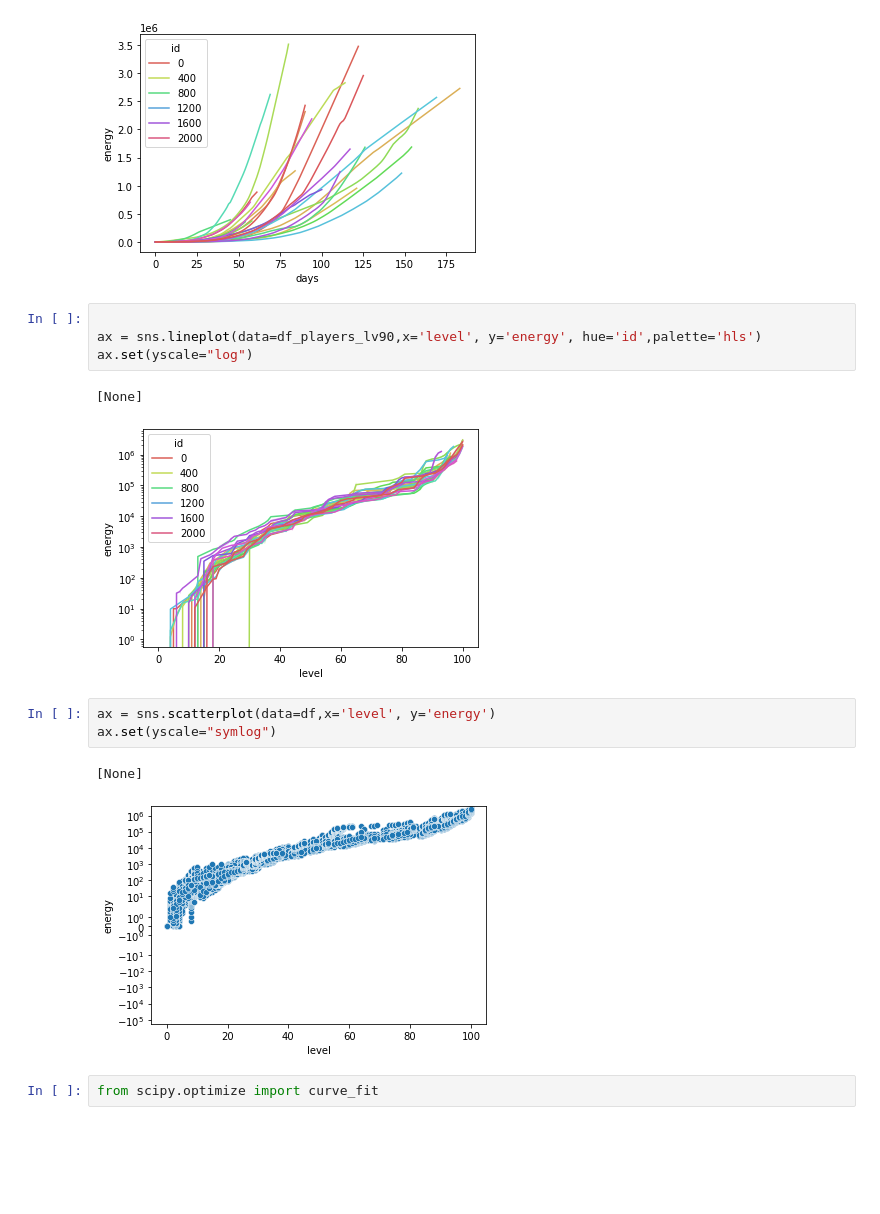
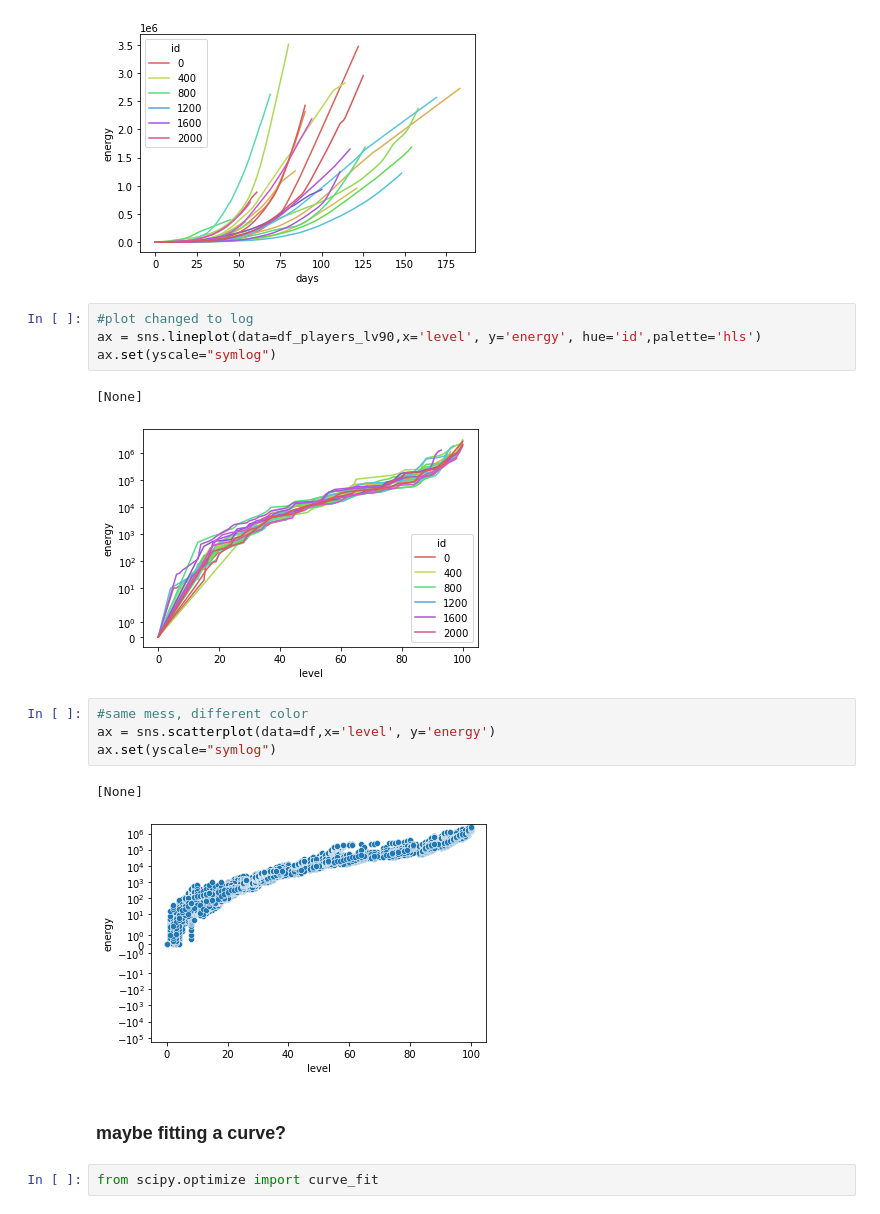
Before and after one commit to Markus2015/og_diag, a Jupyter notebook: 01_explore_dataset.ipynb, the cells around one changed output. Cells and saved outputs as stored; diff of their text form; blank space fills up the shorter version.

```diff
--- a/01_explore_dataset.ipynb
+++ b/01_explore_dataset.ipynb
@@ -169,18 +170,21 @@ ax = sns.lineplot(data=df_players_lv90,x='days', y='energy', hue='id',palette='h
 # %% [output]
 [figure]
 # %%
-
+#plot changed to log
 ax = sns.lineplot(data=df_players_lv90,x='level', y='energy', hue='id',palette='hls')
-ax.set(yscale="log")
+ax.set(yscale="symlog")
 # %% [output]
 [None]
-[figure, old version]
+[figure, new version]
 # %%
+#same mess, different color
 ax = sns.scatterplot(data=df,x='level', y='energy')
 ax.set(yscale="symlog")
 # %% [output]
 [None]
 [figure]
+# %% [markdown]
+### maybe fitting a curve?
 # %%
 from scipy.optimize import curve_fit
 # %%
```
Also changed, not shown: parts of 14 cells of this notebook.
